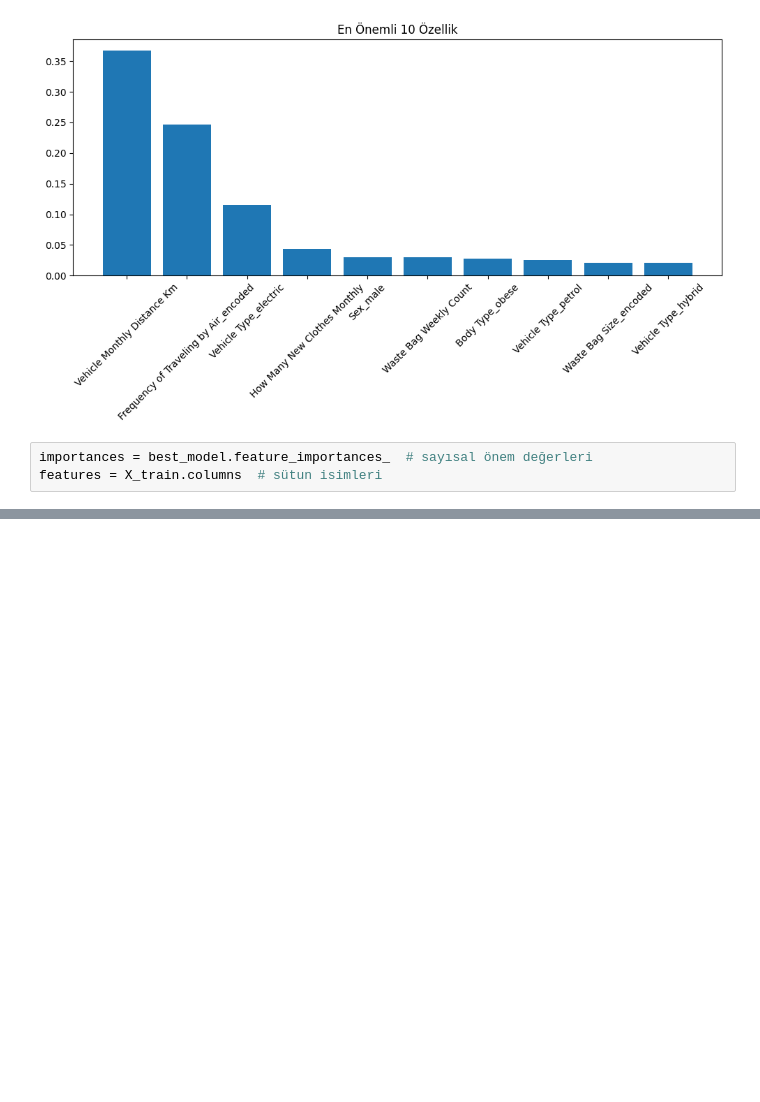
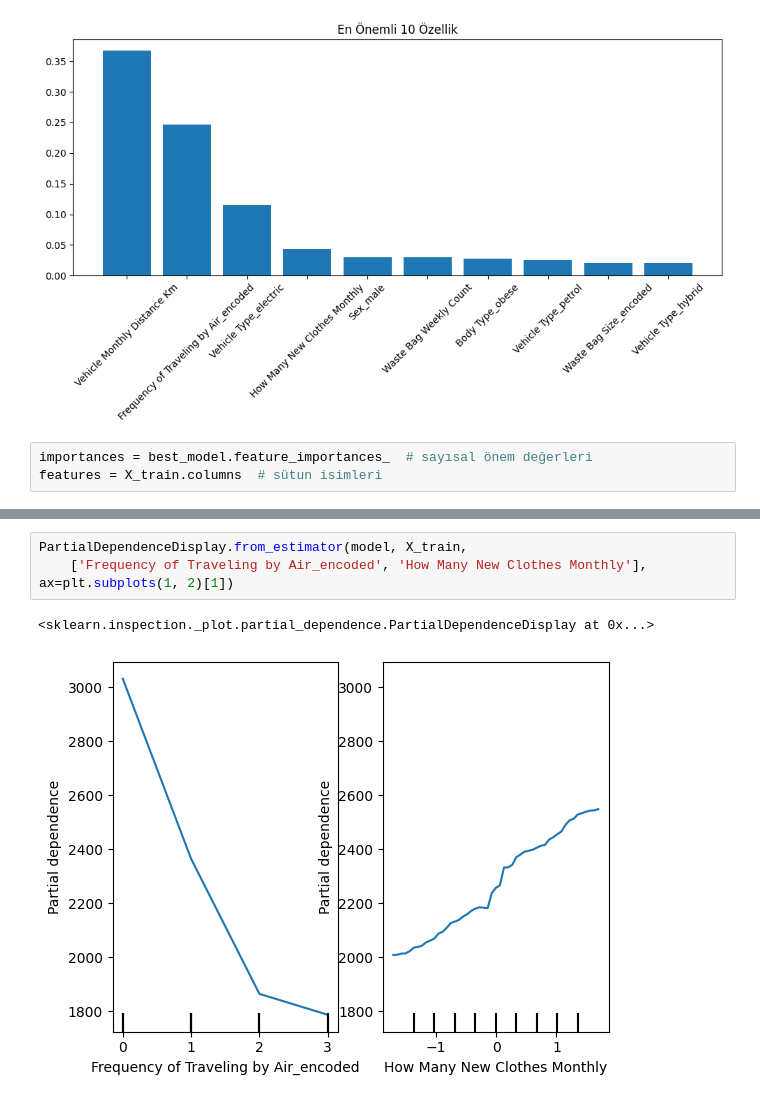
Before and after one commit to aycariko/AirRoute_Optimizer, a Jupyter notebook: carbon_emission.ipynb, the cells around one changed output, grey strips where cells are left out. Drawn from its saved outputs; the diff is of its cells as text; blank space fills up the shorter version.

```diff
--- a/carbon_emission.ipynb
+++ b/carbon_emission.ipynb
@@ -364,0 +413,6 @@ features = X_train.columns  # sütun isimleri
+# %%
+PartialDependenceDisplay.from_estimator(model, X_train,
+    ['Frequency of Traveling by Air_encoded', 'How Many New Clothes Monthly'], ax=plt.subplots(1, 2)[1])
+# %% [output]
+<sklearn.inspection._plot.partial_dependence.PartialDependenceDisplay at 0x...>
+[figure, added]
```
Also changed, not shown: parts of 13 cells of this notebook.
